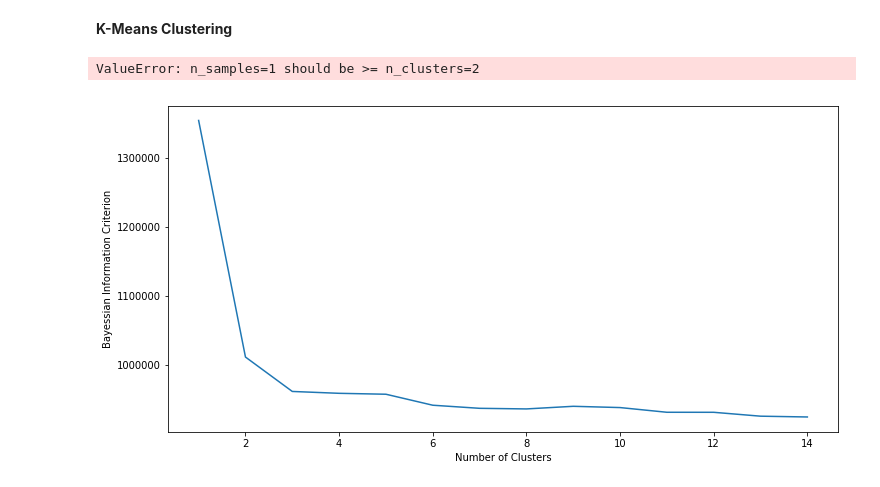
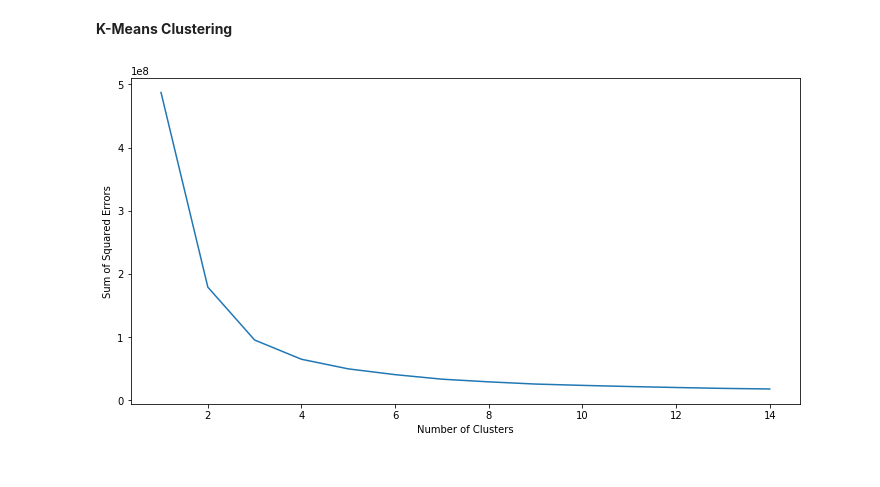
Before and after one commit to dhimanak/Nullpointers-Load_Clusters, a Jupyter notebook: Load_Clusters.ipynb, the cells around one changed output. Saved outputs shown, nothing was run; the diff lists cells and outputs as text; code cells hidden in the pictures.

Commit message:
Improved Kmeans and included hierarchical clustering

```diff
--- a/Load_Clusters.ipynb
+++ b/Load_Clusters.ipynb
@@ -207,30 +212,19 @@ dfElectricityUsage
+# %%
+dfElectricityUsage = dfElectricityUsage.round(3)
+averages = dfElectricityUsage.iloc[:,1:].values
 # %%
-features = dfElectricityUsage.iloc[0, 6]
+features = averages #Extracting the features from the dataset.
 
 SSE = {}
-for k in range(1, 7):
-    model = KMeans(n_clusters = k).fit(features)
-    #features["clusters"] = model.labels_
-    SSE[k] = model.inertia_ # Inertia: Sum of distances of samples to their closest cluster center
+for k in range(1, 15):
+    model = KMeans(n_clusters = k).fit(features) #Creating the model and fitting it with feature data.
+    SSE[k] = model.inertia_
 
+#Plotting with the sum of squared errors on the y-axis, and the number of clusters on the x-axis.
 plt.figure(figsize = (12,6))
 plt.plot(list(SSE.keys()), list(SSE.values()))
 plt.xlabel("Number of Clusters")
 plt.ylabel("Sum of Squared Errors")
 plt.show()
 # %% [output]
-ValueError: n_samples=1 should be >= n_clusters=2
+[figure, added]
-# %%
-BIC = {}
-
-for k in range(1, 15):
-    model = GaussianMixture(n_components = k, init_params = 'kmeans').fit(features)
-    BIC[k] = model.bic(features)
-
-plt.figure(figsize = (12,6))
-plt.plot(list(BIC.keys()), list(BIC.values()))
-plt.xlabel("Number of Clusters")
-plt.ylabel("Bayessian Information Criterion")
-plt.show()
-# %% [output]
-[figure, removed]
```
Also changed, not shown: parts of 11 cells of this notebook.
